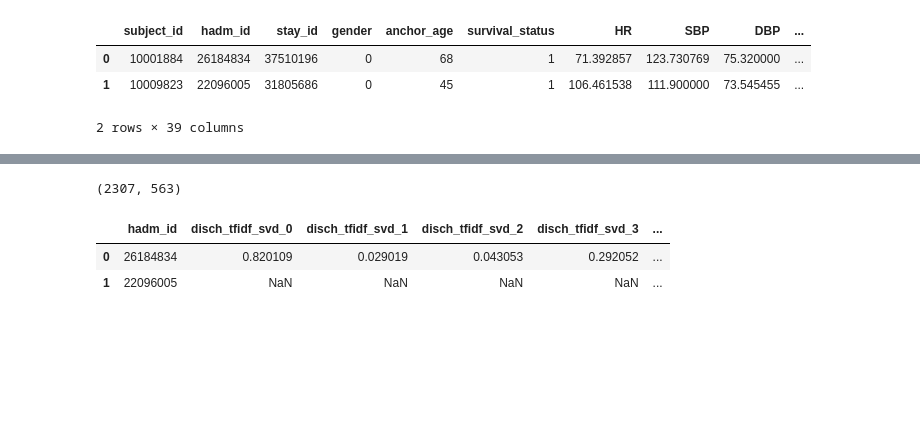
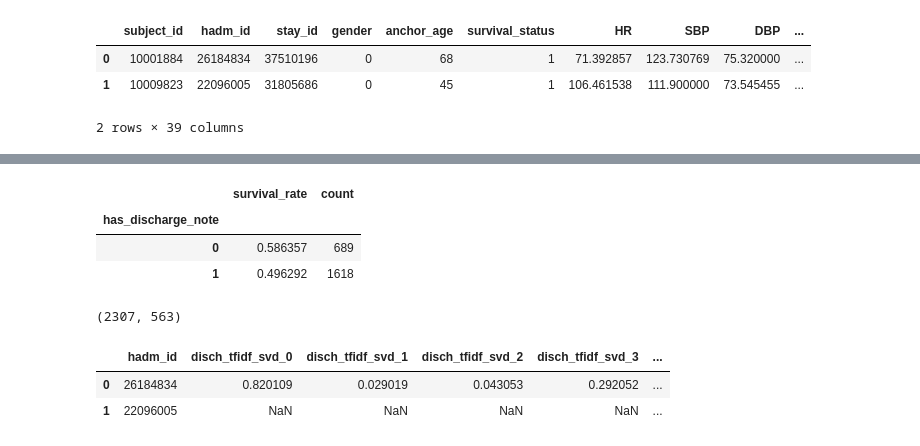
Before and after one commit to cagandeliktas/Master-thesis-Cagan, a Jupyter notebook: Modelling/Modelling_part_3_textual_dataset.ipynb, the cells around one changed output, grey strips where cells are left out. Saved outputs shown, nothing was run; the diff lists cells and outputs as text; code cells hidden in the pictures; blank space fills up the shorter version.

```diff
--- a/Modelling/Modelling_part_3_textual_dataset.ipynb
+++ b/Modelling/Modelling_part_3_textual_dataset.ipynb
@@ -32,6 +32,16 @@ df_has_radio_disch.head(2)
 |  | subject_id | hadm_id | icd_code | stay_id | intime | outtime | los | gender | anchor_age | anchor_year | ... |
 | 0 | 10001884 | 26184834 | I469 | 37510196 | 2131-01-11 04:20:05 | 2131-01-20 08:27:30 | 9.171817 | F | 68 | 2122 | ... |
 | 1 | 10009823 | 22096005 | I469 | 31805686 | 2150-12-06 06:46:10 | 2150-12-06 20:33:52 | 0.574792 | F | 45 | 2150 | ... |
+# %%
+df_has_radio_disch.groupby('has_discharge_note').agg(
+    survival_rate=('survival_status', 'mean'),
+    count=('survival_status', 'count')
+)
+# %% [output]
+|  | survival_rate | count |
+| has_discharge_note |  |  |
+| 0 | 0.586357 | 689 |
+| 1 | 0.496292 | 1618 |
 # %%
 textual_data_path = "../Outputs/textual_data_preprocessed.csv"
 df_textual_data = pd.read_csv(textual_data_path)
```
Also changed, not shown: 8 other files.
